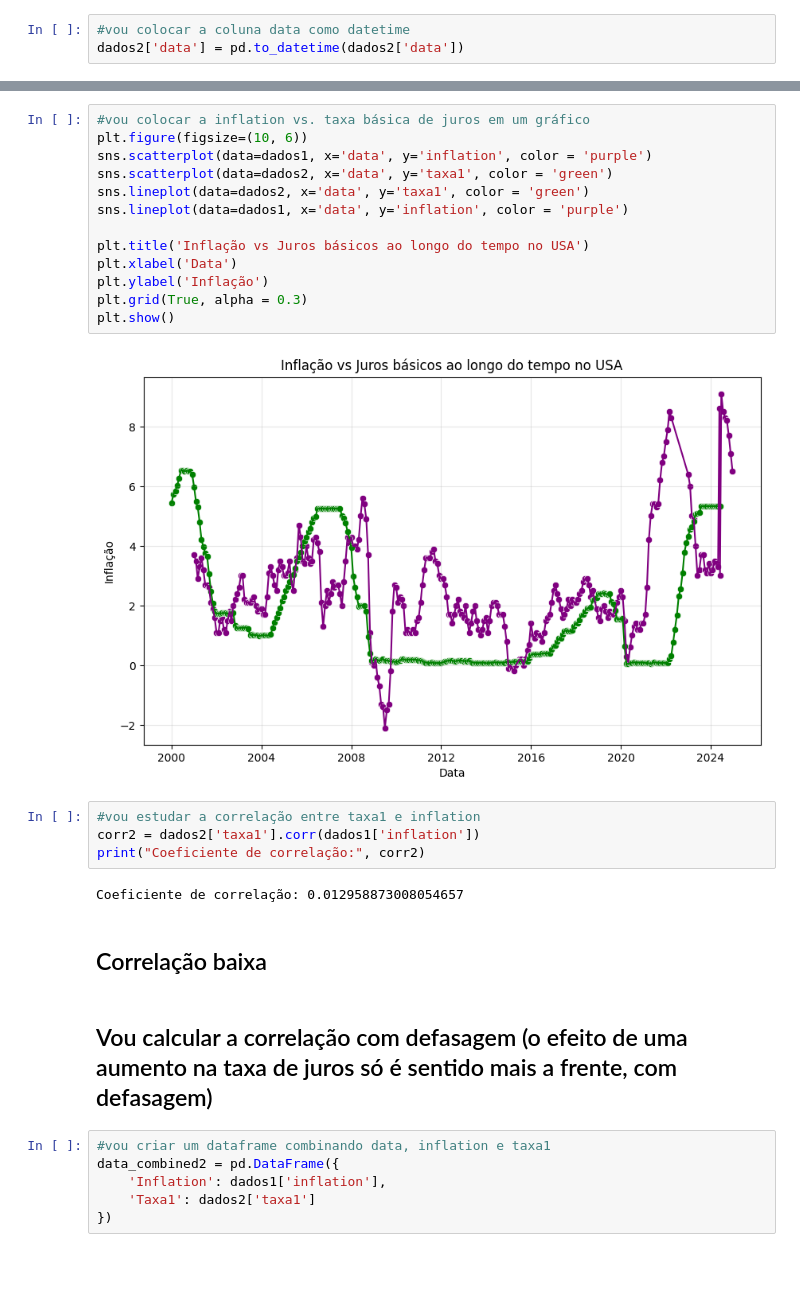
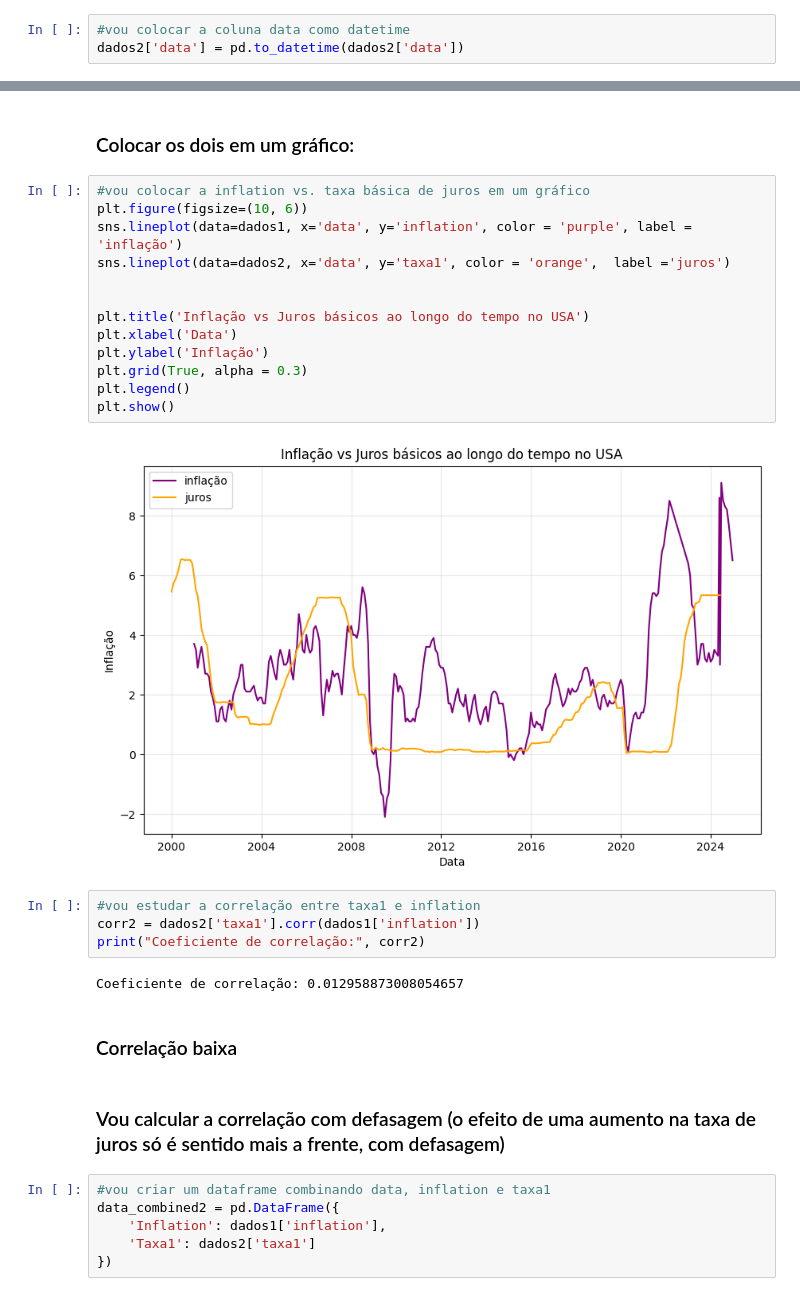
Before and after one commit to jlcamelo2350/Dados-e-automacao, a Jupyter notebook: Análise da Correlação Selic vs. IPCA/Projeto_Selicvs_Inflação.ipynb, the cells around one changed output, grey strips where cells are left out. Drawn from its saved outputs; the diff is of its cells as text; blank space fills up the shorter version.

```diff
--- a/Análise da Correlação Selic vs. IPCA/Projeto_Selicvs_Inflação.ipynb
+++ b/Análise da Correlação Selic vs. IPCA/Projeto_Selicvs_Inflação.ipynb
@@ -755,18 +722,20 @@ plt.show()
+# %% [markdown]
+### Colocar os dois em um gráfico:
 # %%
 #vou colocar a inflation vs. taxa básica de juros em um gráfico
 plt.figure(figsize=(10, 6))
-sns.scatterplot(data=dados1, x='data', y='inflation', color = 'purple')
-sns.scatterplot(data=dados2, x='data', y='taxa1', color = 'green')
-sns.lineplot(data=dados2, x='data', y='taxa1', color = 'green')
-sns.lineplot(data=dados1, x='data', y='inflation', color = 'purple')
+sns.lineplot(data=dados1, x='data', y='inflation', color = 'purple', label = 'inflação')
+sns.lineplot(data=dados2, x='data', y='taxa1', color = 'orange',  label ='juros')
+
 
 plt.title('Inflação vs Juros básicos ao longo do tempo no USA')
 plt.xlabel('Data')
 plt.ylabel('Inflação')
 plt.grid(True, alpha = 0.3)
+plt.legend()
 plt.show()
 # %% [output]
-[figure, old version]
+[figure, new version]
 # %%
 #vou estudar a correlação entre taxa1 e inflation
 corr2 = dados2['taxa1'].corr(dados1['inflation'])
@@ -774,9 +743,9 @@ print("Coeficiente de correlação:", corr2)
 # %% [output]
 Coeficiente de correlação: 0.012958873008054657
 # %% [markdown]
-## Correlação baixa
+### Correlação baixa
 # %% [markdown]
-## Vou calcular a correlação com defasagem (o efeito de uma aumento na taxa de juros só é sentido mais a frente, com defasagem)
+### Vou calcular a correlação com defasagem (o efeito de uma aumento na taxa de juros só é sentido mais a frente, com defasagem)
 # %%
 #vou criar um dataframe combinando data, inflation e taxa1
 data_combined2 = pd.DataFrame({
```
Also changed, not shown: parts of 62 cells of this notebook.
